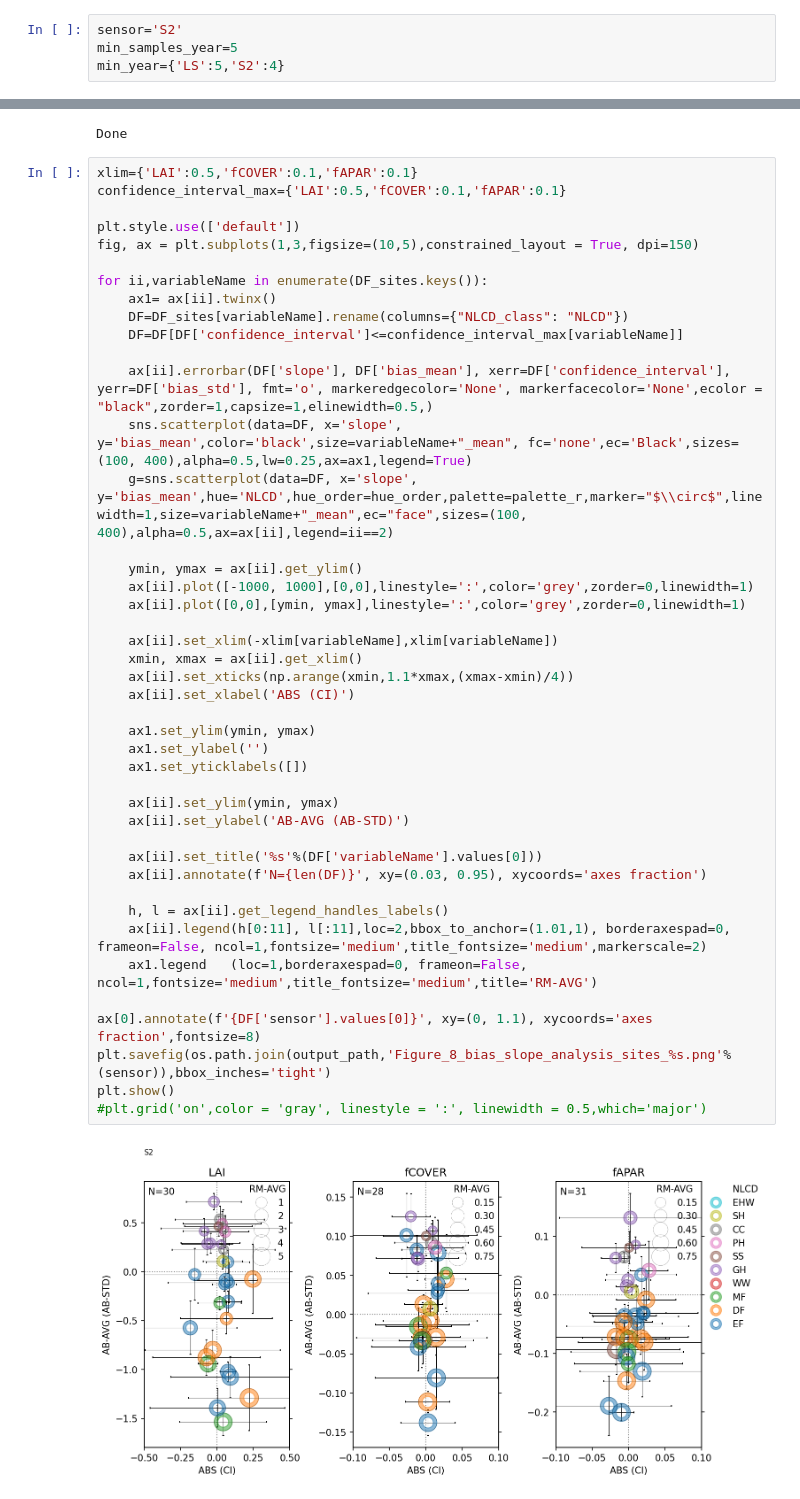
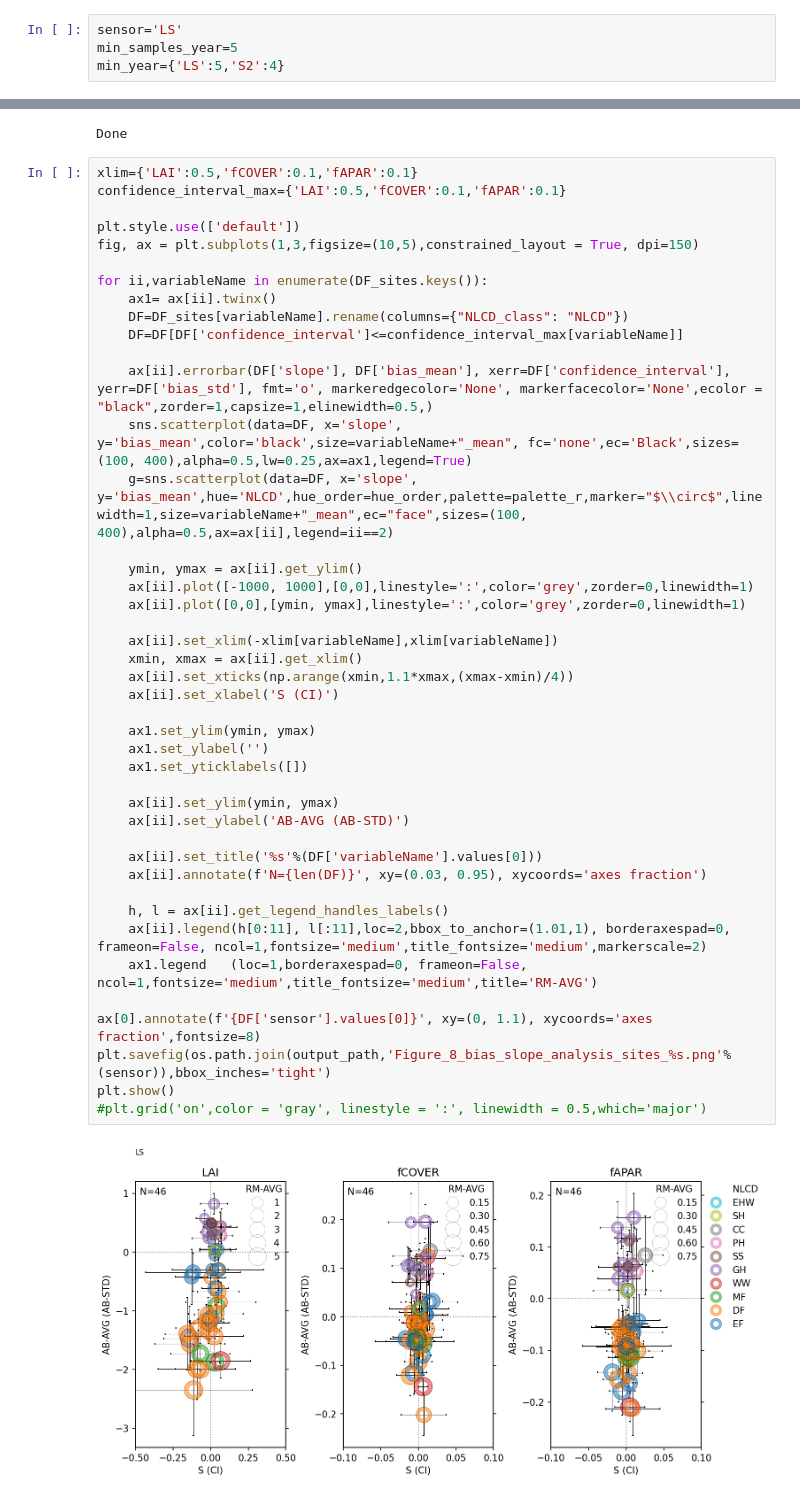
Before and after one commit to djamainajib/Landsat-Validation-paper, a Jupyter notebook: 1_Validation-LEAF-Toolbox-SL2P-LS_NEON_ND-LS.ipynb, the cells around one changed output, grey strips where cells are left out. Saved outputs shown, nothing was run; the diff lists cells and outputs as text.

```diff
--- a/1_Validation-LEAF-Toolbox-SL2P-LS_NEON_ND-LS.ipynb
+++ b/1_Validation-LEAF-Toolbox-SL2P-LS_NEON_ND-LS.ipynb
@@ -1038,7 +1038,7 @@ Done
 # %% [markdown]
 #### c. site specific
 # %%
-sensor='S2'
+sensor='LS'
 min_samples_year=5
 min_year={'LS':5,'S2':4}
 # %%
@@ -1135,32 +1135,32 @@ for ii,variableName in enumerate(DF_sites.keys()):
     sns.scatterplot(data=DF, x='slope', y='bias_mean',color='black',size=variableName+"_mean", fc='none',ec='Black',sizes=(100, 400),alpha=0.5,lw=0.25,ax=ax1,legend=True)
     g=sns.scatterplot(data=DF, x='slope', y='bias_mean',hue='NLCD',hue_order=hue_order,palette=palette_r,marker="$\\circ$",linewidth=1,size=variableName+"_mean",ec="face",sizes=(100, 400),alpha=0.5,ax=ax[ii],legend=ii==2)
 
     ymin, ymax = ax[ii].get_ylim()
     ax[ii].plot([-1000, 1000],[0,0],linestyle=':',color='grey',zorder=0,linewidth=1)
     ax[ii].plot([0,0],[ymin, ymax],linestyle=':',color='grey',zorder=0,linewidth=1)
 
     ax[ii].set_xlim(-xlim[variableName],xlim[variableName])
     xmin, xmax = ax[ii].get_xlim()
     ax[ii].set_xticks(np.arange(xmin,1.1*xmax,(xmax-xmin)/4))
-    ax[ii].set_xlabel('ABS (CI)')
+    ax[ii].set_xlabel('S (CI)')
 
     ax1.set_ylim(ymin, ymax)
     ax1.set_ylabel('')
     ax1.set_yticklabels([])
 
     ax[ii].set_ylim(ymin, ymax)
     ax[ii].set_ylabel('AB-AVG (AB-STD)')
 
     ax[ii].set_title('%s'%(DF['variableName'].values[0]))
     ax[ii].annotate(f'N={len(DF)}', xy=(0.03, 0.95), xycoords='axes fraction')
 
     h, l = ax[ii].get_legend_handles_labels()
     ax[ii].legend(h[0:11], l[:11],loc=2,bbox_to_anchor=(1.01,1), borderaxespad=0, frameon=False, ncol=1,fontsize='medium',title_fontsize='medium',markerscale=2)
     ax1.legend   (loc=1,borderaxespad=0, frameon=False, ncol=1,fontsize='medium',title_fontsize='medium',title='RM-AVG')
 
 ax[0].annotate(f'{DF['sensor'].values[0]}', xy=(0, 1.1), xycoords='axes fraction',fontsize=8)
 plt.savefig(os.path.join(output_path,'Figure_8_bias_slope_analysis_sites_%s.png'%(sensor)),bbox_inches='tight')
 plt.show()
 #plt.grid('on',color = 'gray', linestyle = ':', linewidth = 0.5,which='major')
 # %% [output]
-[figure, old version]
+[figure, new version]
```
